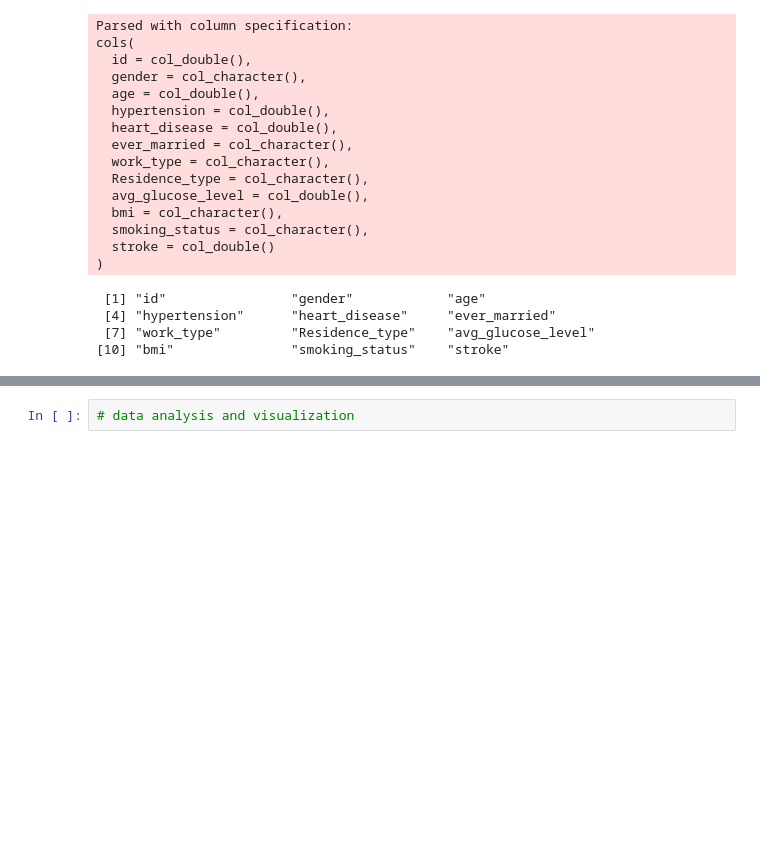
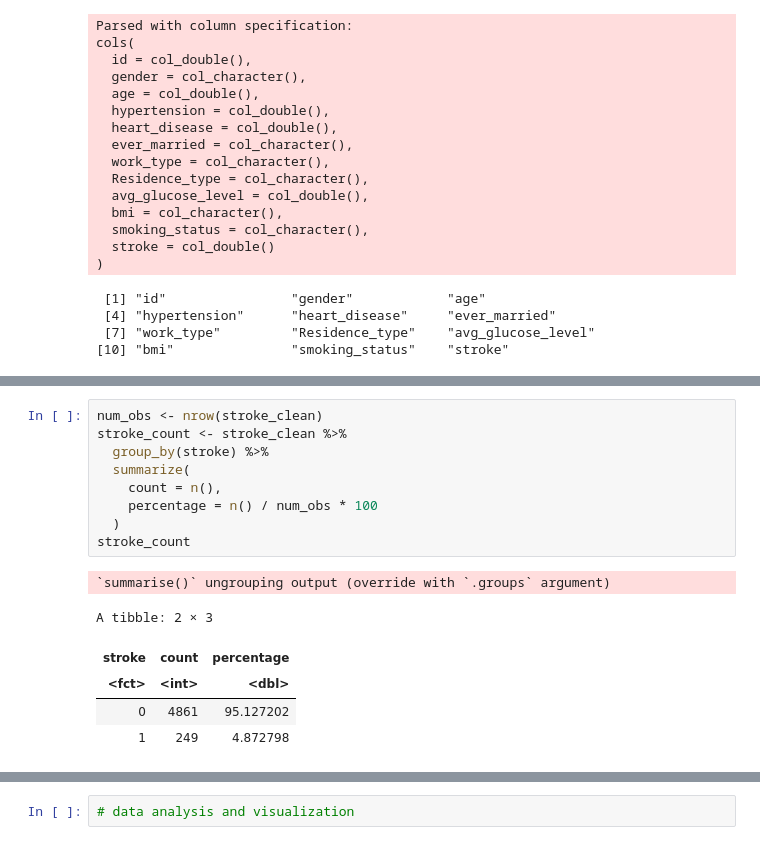
Before and after one commit to Gaelhpalmer/dsci-100-project, a Jupyter notebook: project_proposal.ipynb, the cells around one changed output, grey strips where cells are left out. Cells and saved outputs as stored; diff of their text form; blank space fills up the shorter version.

```diff
--- a/project_proposal.ipynb
+++ b/project_proposal.ipynb
@@ -77,3 +91,19 @@ Warning message in mask$eval_all_mutate(dots[[i]]):
+# %%
+num_obs <- nrow(stroke_clean)
+stroke_count <- stroke_clean %>%
+  group_by(stroke) %>%
+  summarize(
+    count = n(),
+    percentage = n() / num_obs * 100
+  )
+stroke_count
+# %% [output]
+`summarise()` ungrouping output (override with `.groups` argument)
+A tibble: 2 × 3
+| stroke | count | percentage |
+| <fct> | <int> | <dbl> |
+| 0 | 4861 | 95.127202 |
+| 1 | 249 | 4.872798 |
 # %%
 # data splitting
 set.seed(1)
```
Also changed, not shown: parts of 9 cells of this notebook.
